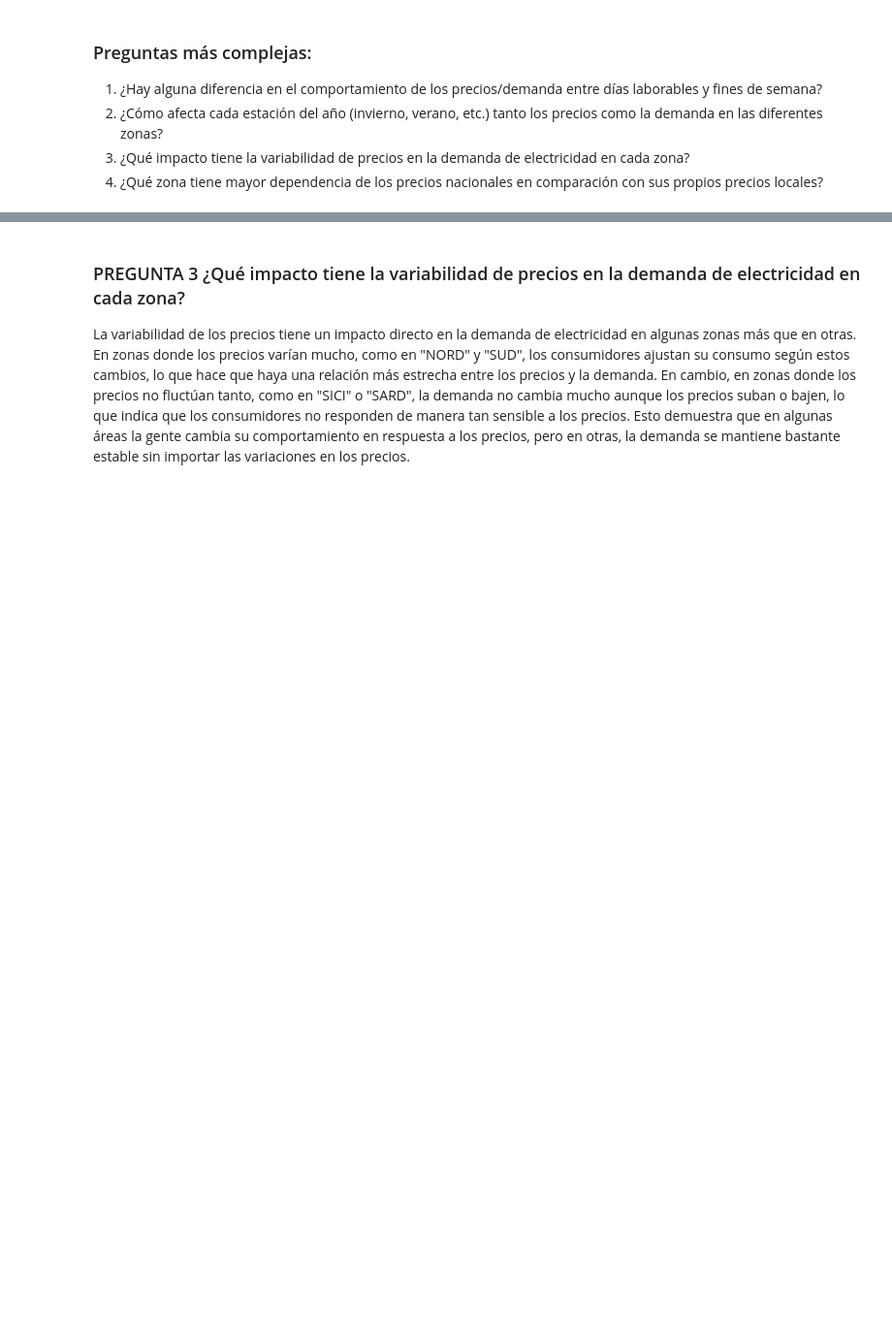
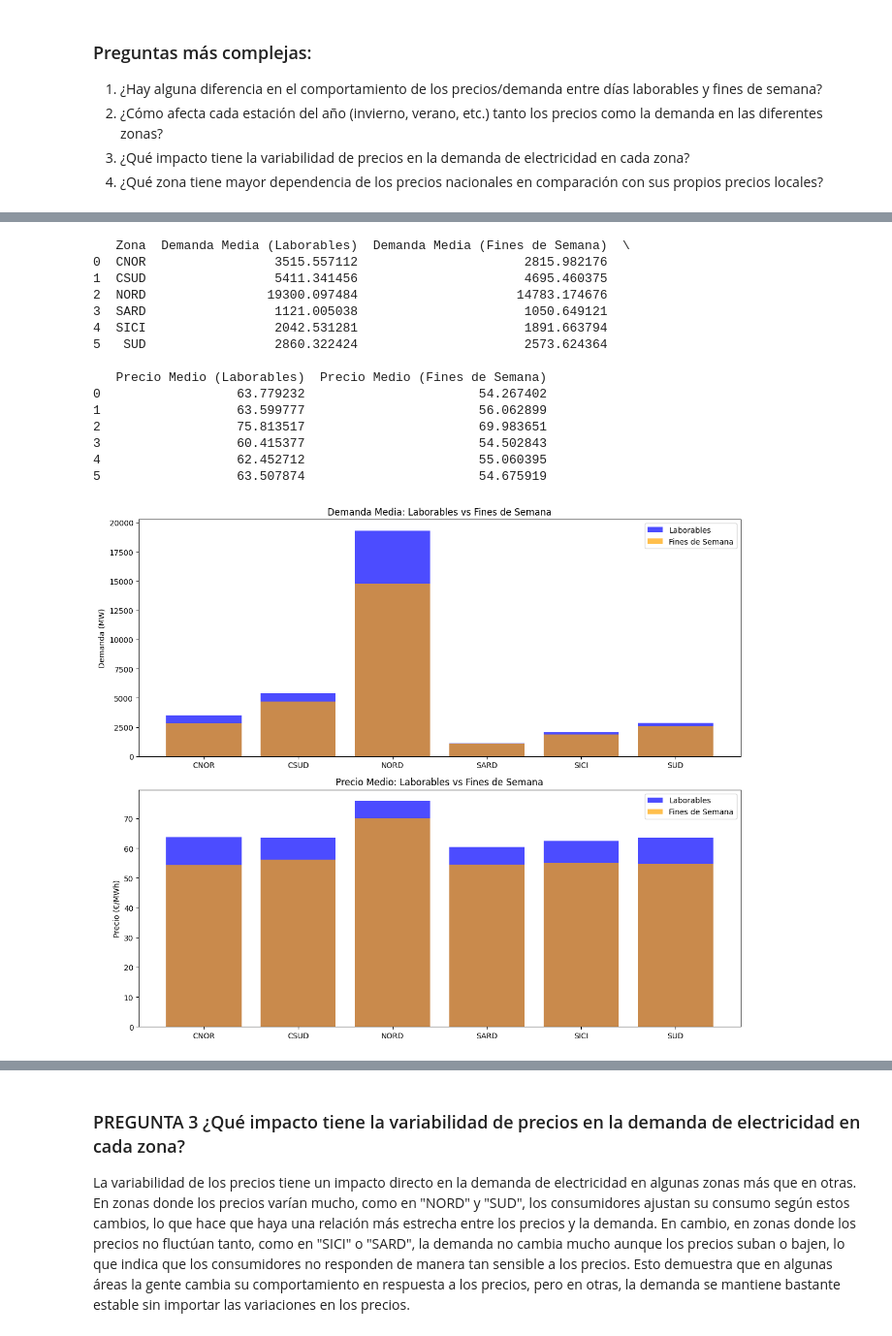
Before and after one commit to geobest7/datatone-escuela-musk-hackathon-datos-mercado-electrico-italiano, a Jupyter notebook: 2_DEMANDA_PRECIOS.ipynb, the cells around one changed output, grey strips where cells are left out. Shown at 97% size. Drawn from its saved outputs; the diff is of its cells as text; code cells hidden in the pictures; blank space fills up the shorter version.

```diff
--- a/2_DEMANDA_PRECIOS.ipynb
+++ b/2_DEMANDA_PRECIOS.ipynb
@@ -1028,3 +772,69 @@ Weekend     2573.624364  54.502843
+# %%
+# PREGUNTA 1 ¿Hay alguna diferencia en el comportamiento de los precios/demanda entre días laborables y fines de semana?
+
+# Crear una columna para identificar días laborables y fines de semana
+# Supongo que la columna 'DATE' contiene las fechas en formato datetime
+df['IS_WEEKEND'] = df['DATE'].dt.dayofweek >= 5  # 5=Sábado, 6=Domingo (True = Fin de semana)
+
+# Calcular la media de precios y demanda para días laborables y fines de semana
+resultados = []
+for zona_demanda, zona_precio in zip(zonas_demanda, zonas_precio):
+    # Media por tipo de día
+    laborables = df[~df['IS_WEEKEND']].groupby('IS_WEEKEND')[[zona_demanda, zona_precio]].mean()
+    fines_semana = df[df['IS_WEEKEND']].groupby('IS_WEEKEND')[[zona_demanda, zona_precio]].mean()
+
+    # Guardar resultados
+    resultados.append({
+        'Zona': zona_demanda.replace("_DEMAND", ""),
+        'Demanda Media (Laborables)': laborables[zona_demanda].values[0],
+        'Demanda Media (Fines de Semana)': fines_semana[zona_demanda].values[0],
+        'Precio Medio (Laborables)': laborables[zona_precio].values[0],
+        'Precio Medio (Fines de Semana)': fines_semana[zona_precio].values[0]
+    })
+
+# Convertir resultados a un DataFrame para visualización
+resultados_df = pd.DataFrame(resultados)
+
+# Imprimir los resultados
+print(resultados_df)
+
+# Graficar las diferencias
+fig, axes = plt.subplots(nrows=2, ncols=1, figsize=(12, 10))
+
+# Demanda
+axes[0].bar(resultados_df['Zona'], resultados_df['Demanda Media (Laborables)'], label='Laborables', alpha=0.7, color='blue')
+axes[0].bar(resultados_df['Zona'], resultados_df['Demanda Media (Fines de Semana)'], label='Fines de Semana', alpha=0.7, color='orange')
+axes[0].set_title('Demanda Media: Laborables vs Fines de Semana')
+axes[0].set_ylabel('Demanda (MW)')
+axes[0].legend()
+
+# Precios
+axes[1].bar(resultados_df['Zona'], resultados_df['Precio Medio (Laborables)'], label='Laborables', alpha=0.7, color='blue')
+axes[1].bar(resultados_df['Zona'], resultados_df['Precio Medio (Fines de Semana)'], label='Fines de Semana', alpha=0.7, color='orange')
+axes[1].set_title('Precio Medio: Laborables vs Fines de Semana')
+axes[1].set_ylabel('Precio (€/MWh)')
+axes[1].legend()
+
+# Ajustar espacio entre gráficos
+plt.tight_layout()
+plt.show()
+# %% [output]
+   Zona  Demanda Media (Laborables)  Demanda Media (Fines de Semana)  \
+0  CNOR                 3515.557112                      2815.982176
+1  CSUD                 5411.341456                      4695.460375
+2  NORD                19300.097484                     14783.174676
+3  SARD                 1121.005038                      1050.649121
+4  SICI                 2042.531281                      1891.663794
+5   SUD                 2860.322424                      2573.624364
+
+   Precio Medio (Laborables)  Precio Medio (Fines de Semana)
+0                  63.779232                       54.267402
+1                  63.599777                       56.062899
+2                  75.813517                       69.983651
+3                  60.415377                       54.502843
+4                  62.452712                       55.060395
+5                  63.507874                       54.675919
+[figure, added]
 # %%
 # PREGUNTA 2 ¿Cómo afecta cada estación del año (invierno, verano, etc.) tanto los precios como la demanda en las diferentes zonas?
 
```
Also changed, not shown: parts of 26 cells of this notebook, 14 other files.
